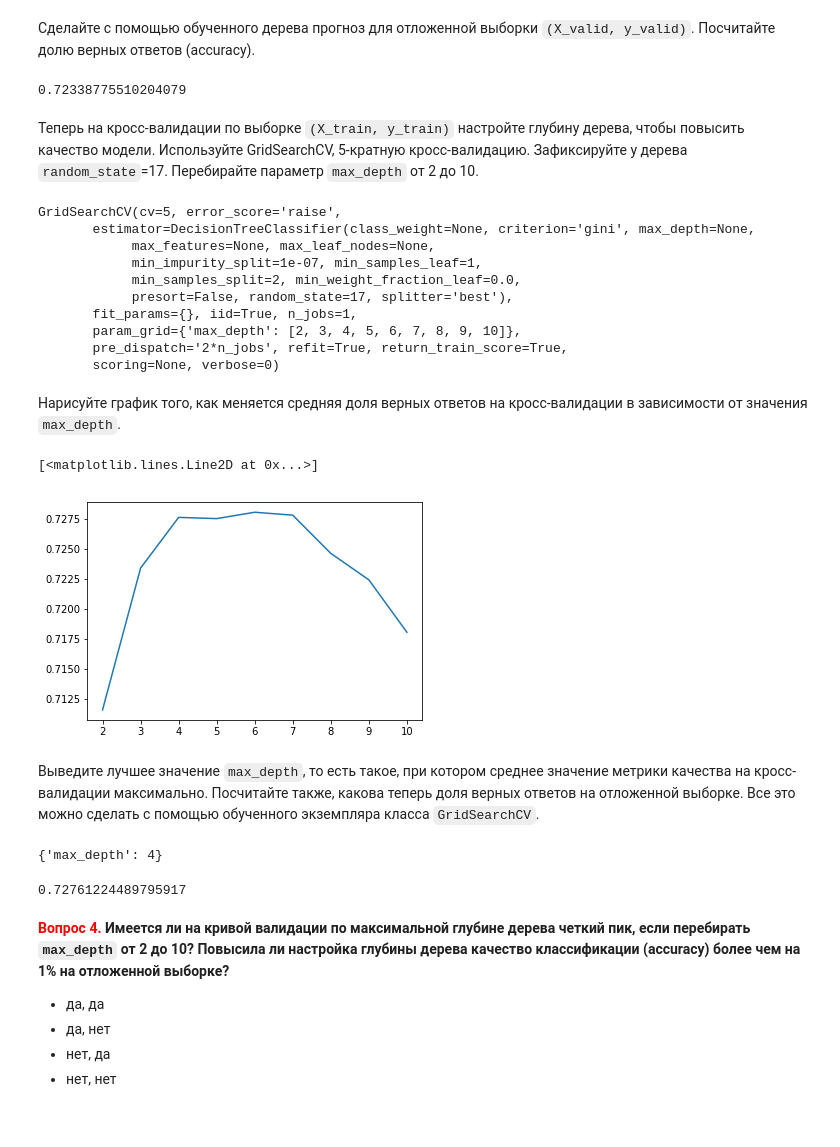
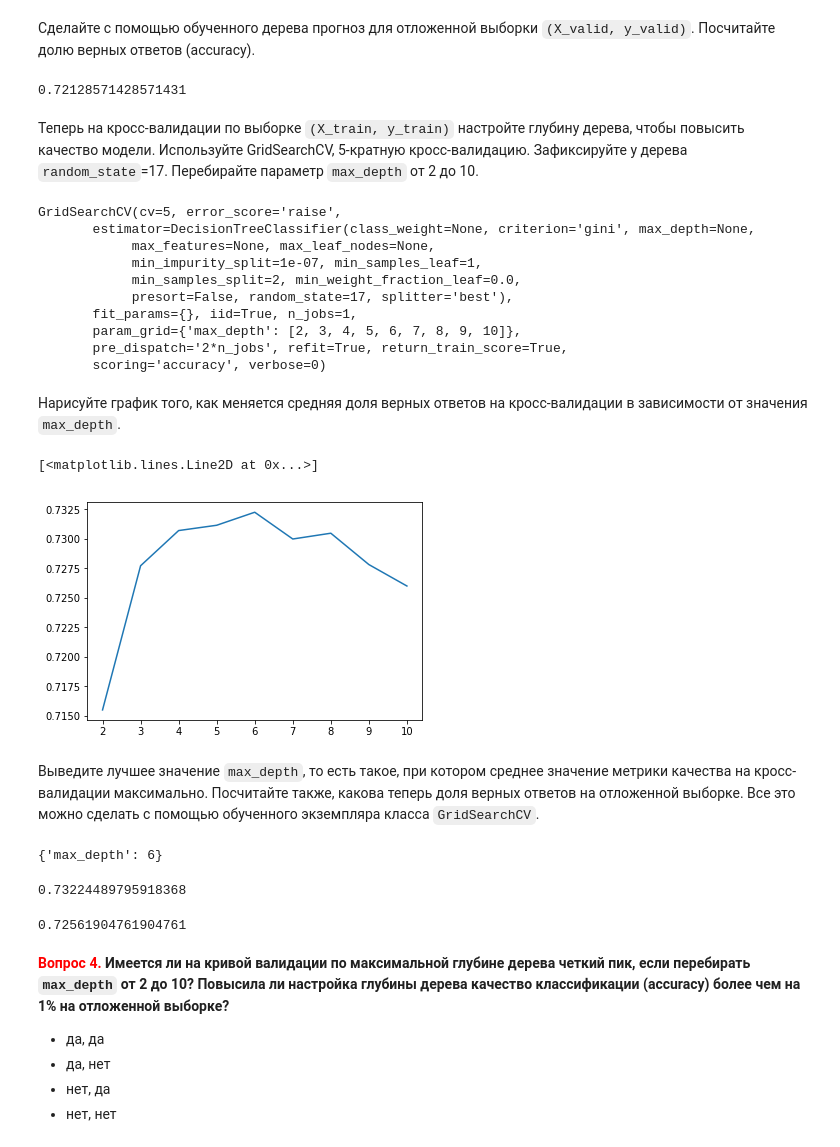
Before and after one commit to tomatiks/mlcourse_open, a Jupyter notebook: jupyter_notebooks/topic03_decision_trees_knn/hw3_session2_decision_trees.ipynb, the cells around one changed output. Saved outputs shown, nothing was run; the diff lists cells and outputs as text; code cells hidden in the pictures.

```diff
--- a/jupyter_notebooks/topic03_decision_trees_knn/hw3_session2_decision_trees.ipynb
+++ b/jupyter_notebooks/topic03_decision_trees_knn/hw3_session2_decision_trees.ipynb
@@ -164,7 +164,7 @@ result.head(10)
 # %% [markdown]
 Разбейте выборку на обучающую и отложенную (holdout) части в пропорции 7/3. Для этого используйте метод `sklearn.model_selection.train_test_split`, зафиксируйте у него `random_state`=17.
 # %%
-X_train, X_valid, y_train, y_valid = train_test_split(result[test_col],result['cardio'],test_size=0.7,random_state=17)
+X_train, X_valid, y_train, y_valid = train_test_split(result[test_col],result['cardio'],test_size=0.3,random_state=17)
 # %% [markdown]
 Обучите на выборке `(X_train, y_train)` дерево решений с ограничением на максимальную глубину в 3. Зафиксируйте у дерева `random_state=17`. Визуализируйте дерево с помошью `sklearn.tree.export_graphviz`, `dot` и `pydot`. Пример дан в [статье](https://habrahabr.ru/company/ods/blog/322534/) под спойлером "Код для отрисовки дерева". Обратите внимание, что команды в Jupyter notebook, начинающиеся с восклицательного знака – это терминальные команды (которые мы обычно запускаем в терминале/командной строке).
 # %%
@@ -194,14 +193,14 @@ from sklearn.metrics import accuracy_score
 tree_pred = clf_tree.predict(X_valid)
 accuracy_score(y_valid, tree_pred)
 # %% [output]
-0.72338775510204079
+0.72128571428571431
 # %% [markdown]
 Теперь на кросс-валидации по выборке  `(X_train, y_train)`  настройте глубину дерева, чтобы повысить качество модели. Используйте GridSearchCV, 5-кратную кросс-валидацию. Зафиксируйте у дерева `random_state`=17. Перебирайте параметр `max_depth` от 2 до 10.
 # %%
 tree_params = {'max_depth': list(range(2, 11))}
 new_tree = DecisionTreeClassifier(random_state=17)
 tree_grid = GridSearchCV(new_tree, tree_params,
-cv=5)
+cv=5,scoring='accuracy')
 tree_grid.fit(X_train, y_train)
 # %% [output]
 GridSearchCV(cv=5, error_score='raise',
@@ -213,33 +212,39 @@ GridSearchCV(cv=5, error_score='raise',
        fit_params={}, iid=True, n_jobs=1,
        param_grid={'max_depth': [2, 3, 4, 5, 6, 7, 8, 9, 10]},
        pre_dispatch='2*n_jobs', refit=True, return_train_score=True,
-       scoring=None, verbose=0)
+       scoring='accuracy', verbose=0)
 # %% [markdown]
 Нарисуйте график того, как меняется средняя доля верных ответов на кросс-валидации в зависимости от значения `max_depth`.
 # %%
 def gr(m):
     tree_params = {'max_depth': [m]}
     new_tree = DecisionTreeClassifier(random_state=17)
     tree_grid = GridSearchCV(new_tree, tree_params,
     cv=5)
     tree_grid.fit(X_train, y_train)
-    tree_pred = tree_grid.predict(X_valid)
-    return accuracy_score(y_valid, tree_pred)
+   # tree_pred = tree_grid.predict(X_valid)
+    #return accuracy_score(y_valid, tree_pred)
+    return tree_grid.best_score_
+
 plt.plot(range(2,11),[gr(i) for i in range(2,11)])
 # %% [output]
 [<matplotlib.lines.Line2D at 0x...>]
-[figure, old version]
+[figure, new version]
 # %% [markdown]
 Выведите лучшее значение `max_depth`, то есть такое, при котором среднее значение метрики качества на кросс-валидации максимально. Посчитайте также, какова теперь доля верных ответов на отложенной выборке. Все это можно сделать с помощью обученного экземпляра класса `GridSearchCV`.
 # %%
 tree_grid.best_params_
 # %% [output]
-{'max_depth': 4}
+{'max_depth': 6}
+# %%
+tree_grid.best_score_
+# %% [output]
+0.73224489795918368
 # %%
 tree_pred1 = tree_grid.predict(X_valid)
 accuracy_score(y_valid, tree_pred1)
 # %% [output]
-0.72761224489795917
+0.72561904761904761
 # %% [markdown]
 **<font color='red'>Вопрос 4.</font> Имеется ли на кривой валидации по максимальной глубине дерева четкий пик, если перебирать `max_depth` от 2 до 10? Повысила ли настройка глубины дерева качество классификации (accuracy) более чем на 1% на отложенной выборке?**
 - да, да
```
Also changed, not shown: parts of 1 cell of this notebook.
